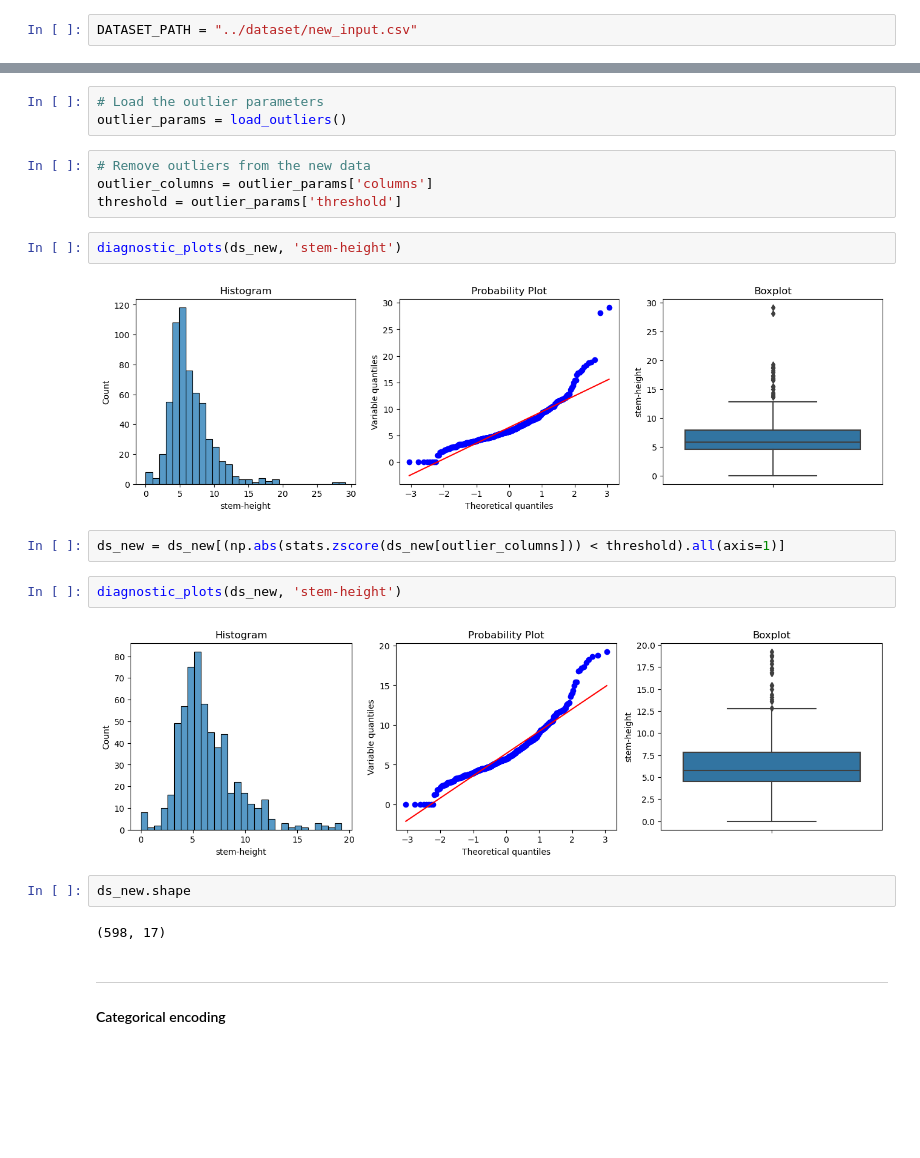
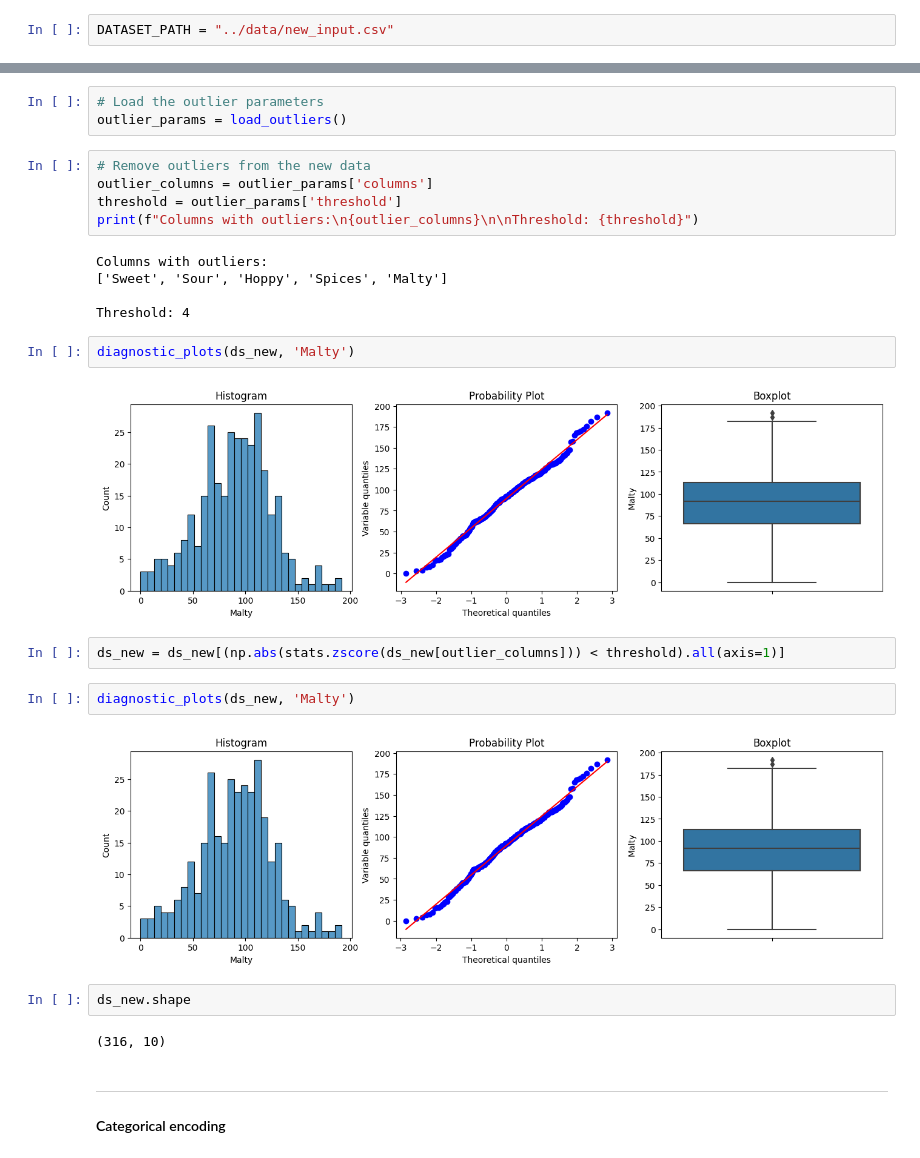
Before and after one commit to HelenLit/beer_review_regression, a Jupyter notebook: src/testing.ipynb, the cells around one changed output, grey strips where cells are left out. Cells and saved outputs as stored; diff of their text form; blank space fills up the shorter version.

```diff
--- a/src/testing.ipynb
+++ b/src/testing.ipynb
@@ -12,7 +11,7 @@ from functions import *
 # %% [markdown]
 ### Read the new input dataset
 # %%
-DATASET_PATH = "../dataset/new_input.csv"
+DATASET_PATH = "../data/new_input.csv"
 # %%
 print(os.path.exists(DATASET_PATH))
 # %% [output]
@@ -70,20 +56,26 @@ outlier_params = load_outliers()
 # Remove outliers from the new data
 outlier_columns = outlier_params['columns']
 threshold = outlier_params['threshold']
+print(f"Columns with outliers:\n{outlier_columns}\n\nThreshold: {threshold}")
+# %% [output]
+Columns with outliers:
+['Sweet', 'Sour', 'Hoppy', 'Spices', 'Malty']
+
+Threshold: 4
 # %%
-diagnostic_plots(ds_new, 'stem-height')
+diagnostic_plots(ds_new, 'Malty')
 # %% [output]
-[figure, old version]
+[figure, new version]
 # %%
 ds_new = ds_new[(np.abs(stats.zscore(ds_new[outlier_columns])) < threshold).all(axis=1)]
 # %%
-diagnostic_plots(ds_new, 'stem-height')
+diagnostic_plots(ds_new, 'Malty')
 # %% [output]
-[figure, old version]
+[figure, new version]
 # %%
 ds_new.shape
 # %% [output]
-(598, 17)
+(316, 10)
 # %% [markdown]
 <hr>
 
```
Also changed, not shown: parts of 15 cells of this notebook, 8 other files.
